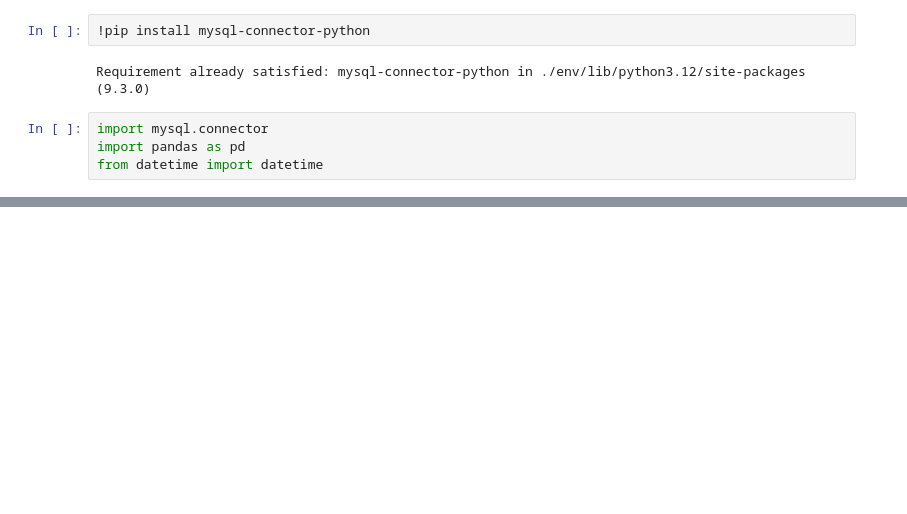
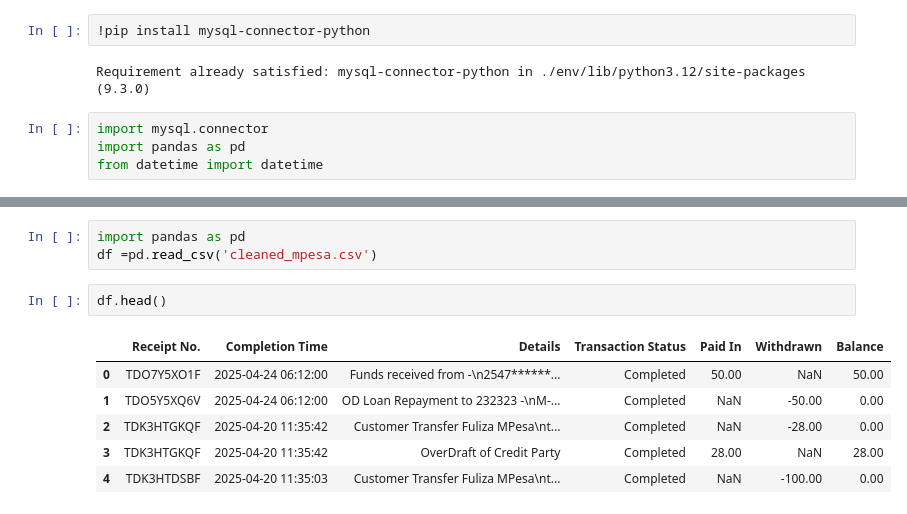
Before and after one commit to aizooh/pdf-to-csv, a Jupyter notebook: expense.ipynb, the cells around one changed output, grey strips where cells are left out. Drawn from its saved outputs; the diff is of its cells as text; blank space fills up the shorter version.

```diff
--- a/expense.ipynb
+++ b/expense.ipynb
@@ -380,0 +284,12 @@ MySQL Error: 1366 (HY000): Incorrect decimal value: '1,000.00' for column 'paid_
+# %%
+import pandas as pd
+df =pd.read_csv('cleaned_mpesa.csv')
+# %%
+df.head()
+# %% [output]
+|  | Receipt No. | Completion Time | Details | Transaction Status | Paid In | Withdrawn | Balance |
+| 0 | TDO7Y5XO1F | 2025-04-24 06:12:00 | Funds received from -\n2547******... | Completed | 50.00 | NaN | 50.00 |
+| 1 | TDO5Y5XQ6V | 2025-04-24 06:12:00 | OD Loan Repayment to 232323 -\nM-... | Completed | NaN | -50.00 | 0.00 |
+| 2 | TDK3HTGKQF | 2025-04-20 11:35:42 | Customer Transfer Fuliza MPesa\nt... | Completed | NaN | -28.00 | 0.00 |
+| 3 | TDK3HTGKQF | 2025-04-20 11:35:42 | OverDraft of Credit Party | Completed | 28.00 | NaN | 28.00 |
+| 4 | TDK3HTDSBF | 2025-04-20 11:35:03 | Customer Transfer Fuliza MPesa\nt... | Completed | NaN | -100.00 | 0.00 |
```
Also changed, not shown: parts of 11 cells of this notebook, 3 other files.
